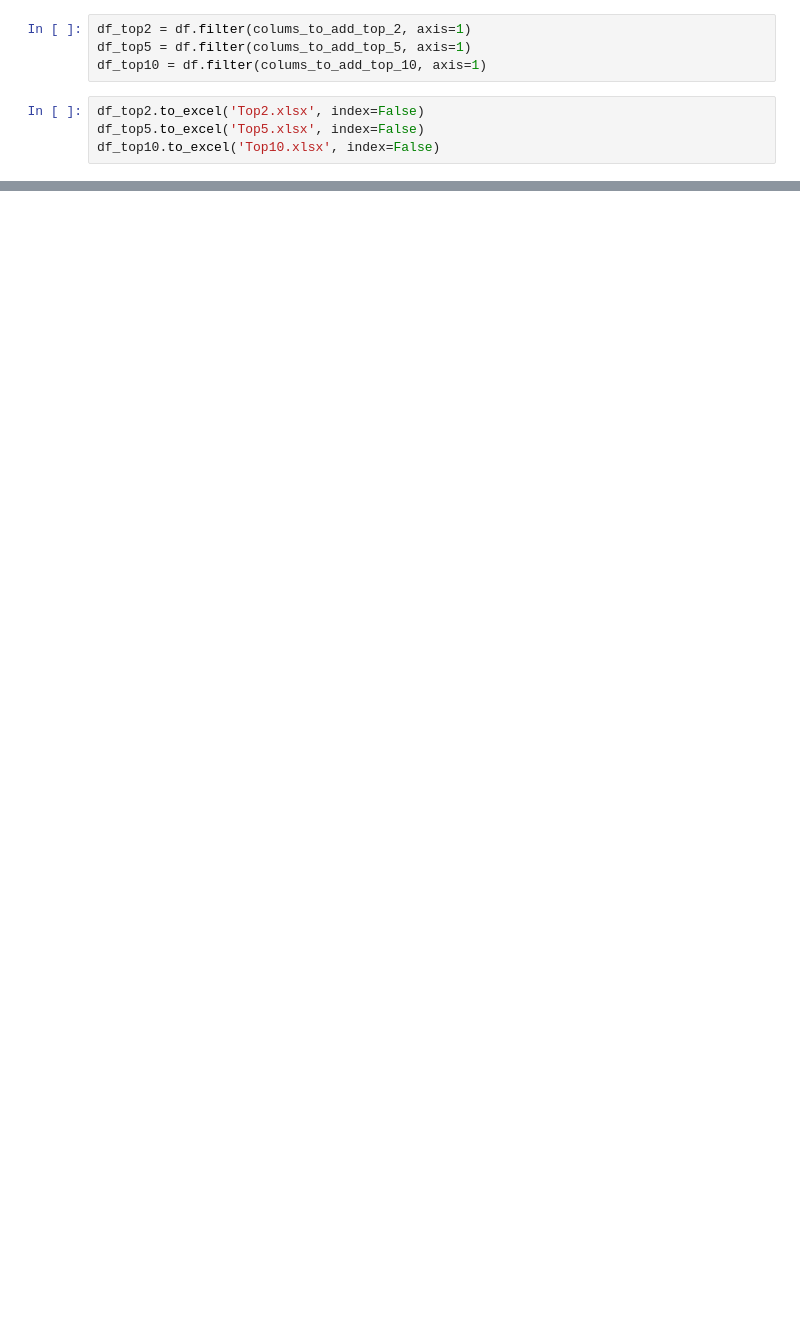
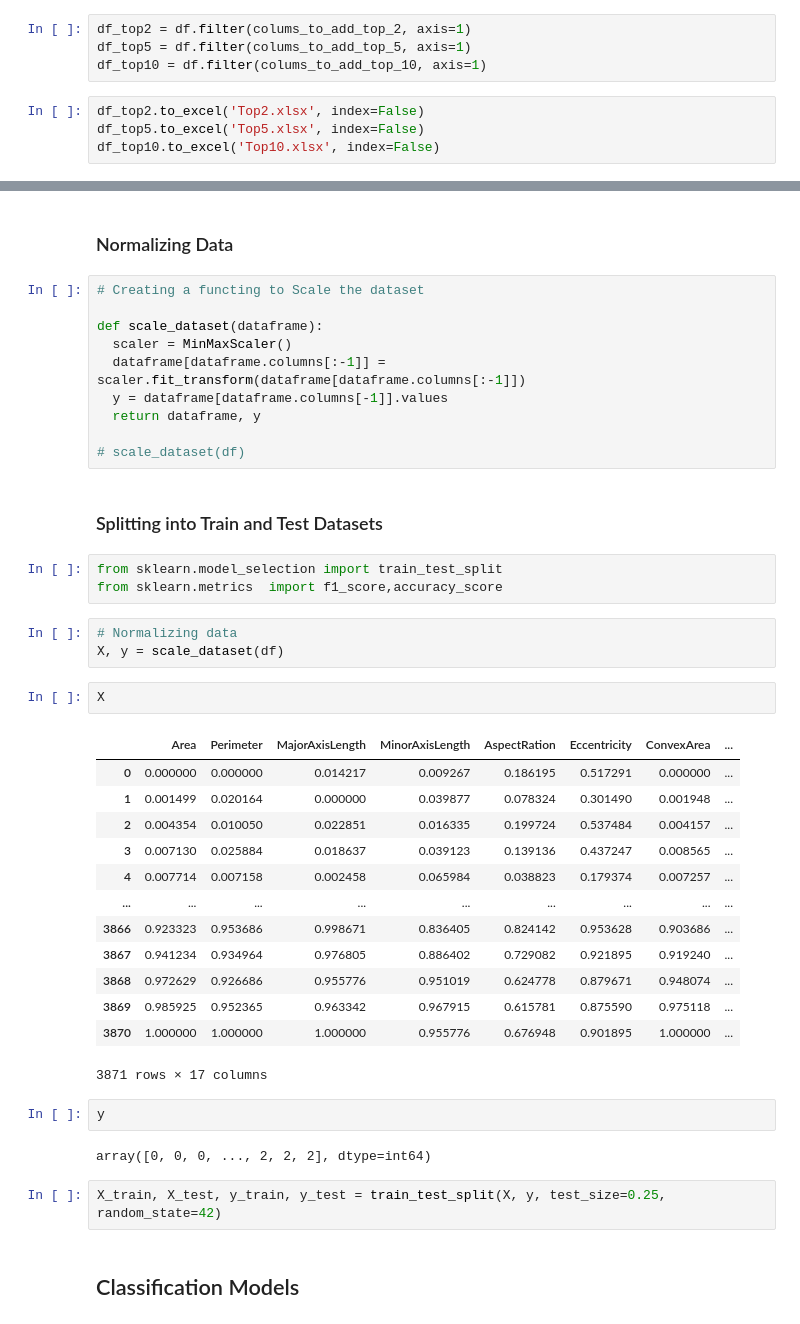
Before and after one commit to poojameledath/F20DL_Group_5_DMML_Portfolio, a Jupyter notebook: Lab3/Feature_Selection.ipynb, the cells around one changed output, grey strips where cells are left out. Cells and saved outputs as stored; diff of their text form; blank space fills up the shorter version.

```diff
--- a/Lab3/Feature_Selection.ipynb
+++ b/Lab3/Feature_Selection.ipynb
@@ -199,0 +233,44 @@ df_top10.to_excel('Top10.xlsx', index=False)
+# %% [markdown]
+### Normalizing Data
+# %%
+# Creating a functing to Scale the dataset
+
+def scale_dataset(dataframe):
+  scaler = MinMaxScaler()
+  dataframe[dataframe.columns[:-1]] = scaler.fit_transform(dataframe[dataframe.columns[:-1]])
+  y = dataframe[dataframe.columns[-1]].values
+  return dataframe, y
+
+# scale_dataset(df)
+# %% [markdown]
+### Splitting into Train and Test Datasets
+# %%
+from sklearn.model_selection import train_test_split
+from sklearn.metrics  import f1_score,accuracy_score
+# %%
+# Normalizing data
+X, y = scale_dataset(df)
+# %%
+X
+# %% [output]
+|  | Area | Perimeter | MajorAxisLength | MinorAxisLength | AspectRation | Eccentricity | ConvexArea | ... |
+| 0 | 0.000000 | 0.000000 | 0.014217 | 0.009267 | 0.186195 | 0.517291 | 0.000000 | ... |
+| 1 | 0.001499 | 0.020164 | 0.000000 | 0.039877 | 0.078324 | 0.301490 | 0.001948 | ... |
+| 2 | 0.004354 | 0.010050 | 0.022851 | 0.016335 | 0.199724 | 0.537484 | 0.004157 | ... |
+| 3 | 0.007130 | 0.025884 | 0.018637 | 0.039123 | 0.139136 | 0.437247 | 0.008565 | ... |
+| 4 | 0.007714 | 0.007158 | 0.002458 | 0.065984 | 0.038823 | 0.179374 | 0.007257 | ... |
+| ... | ... | ... | ... | ... | ... | ... | ... | ... |
+| 3866 | 0.923323 | 0.953686 | 0.998671 | 0.836405 | 0.824142 | 0.953628 | 0.903686 | ... |
+| 3867 | 0.941234 | 0.934964 | 0.976805 | 0.886402 | 0.729082 | 0.921895 | 0.919240 | ... |
+| 3868 | 0.972629 | 0.926686 | 0.955776 | 0.951019 | 0.624778 | 0.879671 | 0.948074 | ... |
+| 3869 | 0.985925 | 0.952365 | 0.963342 | 0.967915 | 0.615781 | 0.875590 | 0.975118 | ... |
+| 3870 | 1.000000 | 1.000000 | 1.000000 | 0.955776 | 0.676948 | 0.901895 | 1.000000 | ... |
+3871 rows × 17 columns
+# %%
+y
+# %% [output]
+array([0, 0, 0, ..., 2, 2, 2], dtype=int64)
+# %%
+X_train, X_test, y_train, y_test = train_test_split(X, y, test_size=0.25, random_state=42)
+# %% [markdown]
+## Classification Models
```
Also changed, not shown: parts of 37 cells of this notebook, 3 other files.
